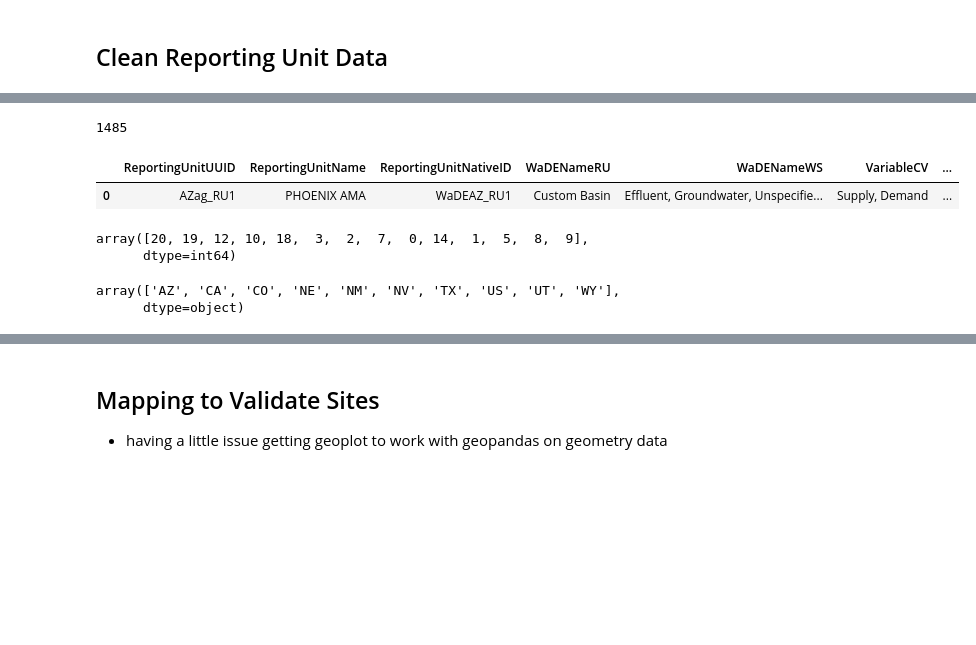
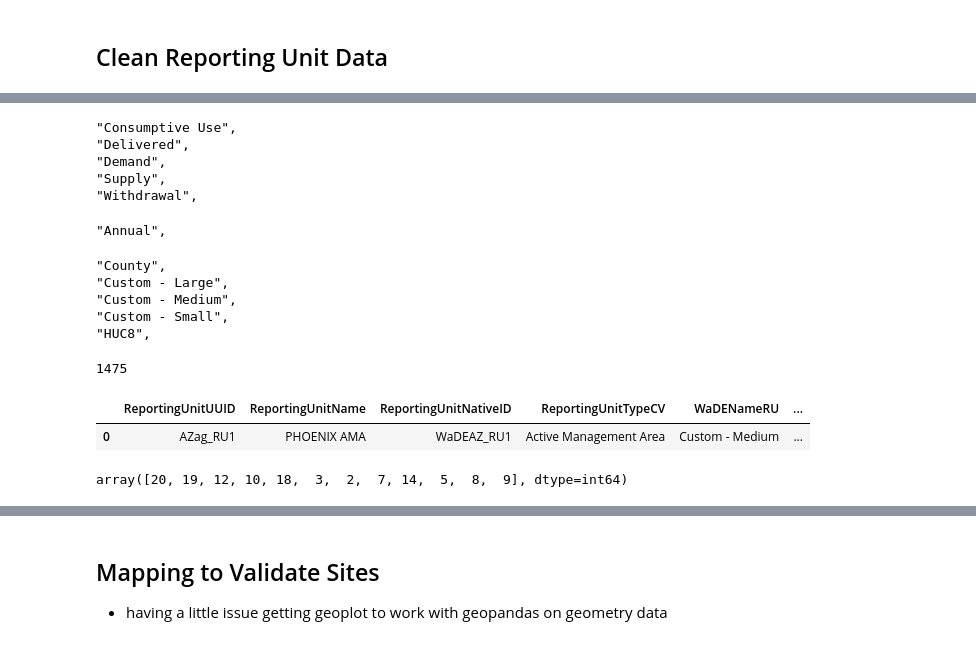
Before and after one commit to WSWCWaterDataExchange/WaDE2.0Apps, a Jupyter notebook: AG Demo/bonus code/Format_Input_Tables.ipynb, the cells around one changed output, grey strips where cells are left out. Drawn from its saved outputs; the diff is of its cells as text; code cells hidden in the pictures; blank space fills up the shorter version.

```diff
--- a/AG Demo/bonus code/Format_Input_Tables.ipynb
+++ b/AG Demo/bonus code/Format_Input_Tables.ipynb
@@ -63,0 +116,13 @@ array(['Surface and Groundwater', 'Surface Water', 'Groundwater', 'Reuse',
+# %%
+# Fixing blank WaDENameBU
+def updateWaDENameBU(Val):
+    Val = str(Val).strip()
+    if Val == "" or pd.isnull(Val) or Val == "":
+        outString = "Unspecified"
+    else:
+        outString = Val
+    return outString
+
+dfru['WaDENameBU'] = dfru.apply(lambda row: updateWaDENameBU(row['WaDENameBU']), axis=1)
+for x in dfru['WaDENameBU'].sort_values().unique():
+    print(f'"' + x + '",')
@@ -64,12 +141,45 @@ array(['Surface and Groundwater', 'Surface Water', 'Groundwater', 'Reuse',
+# %%
+# Fixing blank WaDENameV
+def updateWaDENameV(Val):
+    Val = str(Val).strip()
+    if Val == "" or pd.isnull(Val) or Val == "":
+        outString = "Unspecified"
+    else:
+        outString = Val
+    return outString
+
+dfru['WaDENameV'] = dfru.apply(lambda row: updateWaDENameV(row['WaDENameV']), axis=1)
+for x in dfru['WaDENameV'].sort_values().unique():
+    print(f'"' + x + '",')
+# %% [output]
+"Consumptive Use",
+"Delivered",
+"Demand",
+"Supply",
+"Withdrawal",
+# %%
+for x in dfru['TimeStep'].sort_values().unique():
+    print(f'"' + x + '",')
+# %% [output]
+"Annual",
+# %%
+for x in dfru['WaDENameRU'].sort_values().unique():
+    print(f'"' + x + '",')
+# %% [output]
+"County",
+"Custom - Large",
+"Custom - Medium",
+"Custom - Small",
+"HUC8",
 # %%
 # Groupby ReportingUnitUUID
-dfru = dfru.groupby(['ReportingUnitUUID']).agg(lambda x: ", ".join([str(elem) for elem in (list(set(x))) if elem!=""])).replace(np.nan, "").reset_index()
-print(len(dfru))
-dfru.head(1)
+dfru2 = dfru.groupby(['ReportingUnitUUID']).agg(lambda x: ", ".join([str(elem) for elem in (list(set(x))) if elem!=""])).replace(np.nan, "").reset_index()
+print(len(dfru2))
+dfru2.head(1)
 # %% [output]
-1485
+1475
-|  | ReportingUnitUUID | ReportingUnitName | ReportingUnitNativeID | WaDENameRU | WaDENameWS | VariableCV | ... |
-| 0 | AZag_RU1 | PHOENIX AMA | WaDEAZ_RU1 | Custom Basin | Effluent, Groundwater, Unspecifie... | Supply, Demand | ... |
+|  | ReportingUnitUUID | ReportingUnitName | ReportingUnitNativeID | ReportingUnitTypeCV | WaDENameRU | ... |
+| 0 | AZag_RU1 | PHOENIX AMA | WaDEAZ_RU1 | Active Management Area | Custom - Medium | ... |
 # %%
 # count num of VariableSpecificCV after groupby
 
@@ -81,21 +191,7 @@ def countNumVar(Val):
         ValLen = len(Val)
     return ValLen
 
-dfru['CountVar'] = dfru.apply(lambda row: countNumVar(row['VariableSpecificCV']), axis=1)
-dfru['CountVar'].unique()
+dfru2['CountVar'] = dfru2.apply(lambda row: countNumVar(row['VariableSpecificCV']), axis=1)
+dfru2['CountVar'].unique()
 # %% [output]
-array([20, 19, 12, 10, 18,  3,  2,  7,  0, 14,  1,  5,  8,  9],
-      dtype=int64)
+array([20, 19, 12, 10, 18,  3,  2,  7, 14,  5,  8,  9], dtype=int64)
-# %%
-# add State field
-
-def createState(Val):
-    Val = Val.strip()
-    outString = Val[:2]
-    return outString
-
-dfru['State'] = dfru.apply(lambda row: createState(row['ReportingUnitUUID']), axis=1)
-dfru['State'].unique()
-# %% [output]
-array(['AZ', 'CA', 'CO', 'NE', 'NM', 'NV', 'TX', 'US', 'UT', 'WY'],
-      dtype=object)
```
Also changed, not shown: parts of 21 cells of this notebook, 14 other files.
